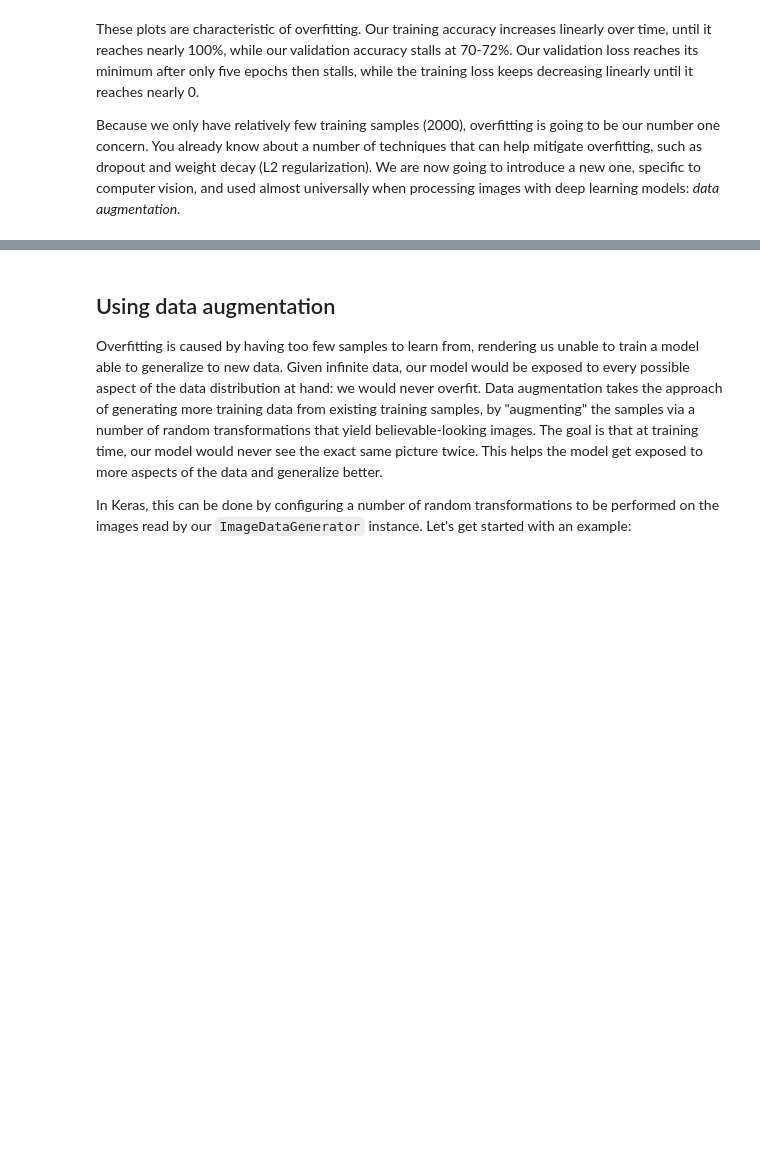
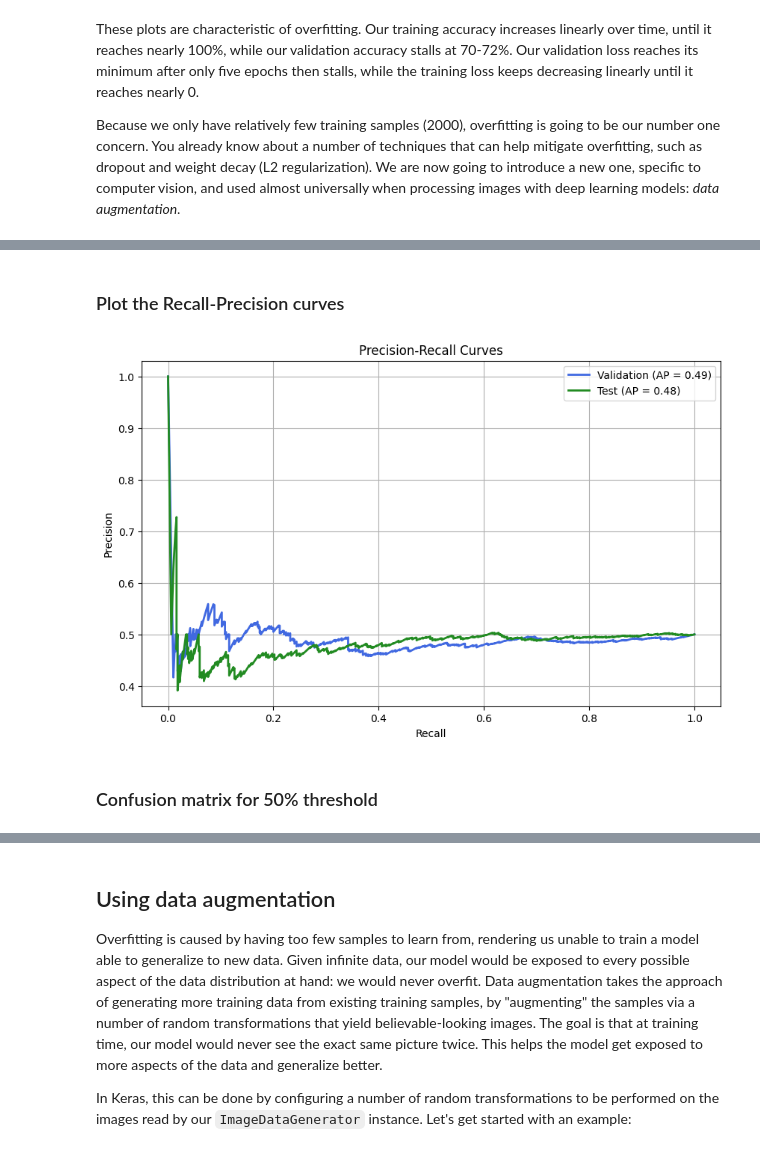
Before and after one commit to bananighosh/Fall-2023-NYU-AI, a Jupyter notebook: assignment_2/Part2/bg2502_using_convnets_with_small_datasets.ipynb, the cells around one changed output, grey strips where cells are left out. Cells and saved outputs as stored; diff of their text form; code cells hidden in the pictures; blank space fills up the shorter version.

```diff
--- a/assignment_2/Part2/bg2502_using_convnets_with_small_datasets.ipynb
+++ b/assignment_2/Part2/bg2502_using_convnets_with_small_datasets.ipynb
@@ -299,0 +352,2 @@ augmentation*.
+# %% [markdown]
+### Plot the Recall-Precision curves
@@ -299,0 +356,26 @@ augmentation*.
+# %%
+# Compute precision and recall for each dataset
+# train_precision, train_recall, threshold = precision_recall_curve(train_y_true, train_probs)
+val_precision, val_recall, threshold = precision_recall_curve(val_y_true, val_probs)
+test_precision, test_recall, threshold = precision_recall_curve(test_y_true, test_probs)
+
+# Compute average precision (AUC-PR) for each dataset
+# train_average_precision = average_precision_score(train_y_true, train_probs)
+val_average_precision = average_precision_score(val_y_true, val_probs)
+test_average_precision = average_precision_score(test_y_true, test_probs)
+# %%
+# Plot Precision-Recall curves for all datasets
+plt.figure(figsize=(10, 6))
+# plt.plot(train_recall, train_precision, color='darkorange', lw=2, label=f'Training (AP = {train_average_precision:.2f})')
+plt.plot(val_recall, val_precision, color='royalblue', lw=2, label=f'Validation (AP = {val_average_precision:.2f})')
+plt.plot(test_recall, test_precision, color='forestgreen', lw=2, label=f'Test (AP = {test_average_precision:.2f})')
+plt.xlabel('Recall')
+plt.ylabel('Precision')
+plt.title('Precision-Recall Curves')
+plt.legend(loc='best')
+plt.grid(True)
+plt.show()
+# %% [output]
+[figure, added]
+# %% [markdown]
+### Confusion matrix for 50% threshold
```
Also changed, not shown: parts of 18 cells of this notebook.
